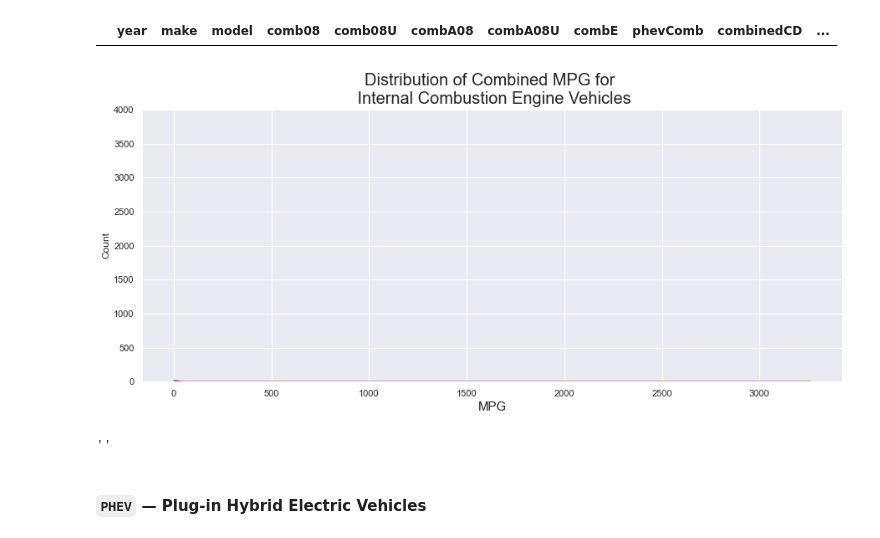
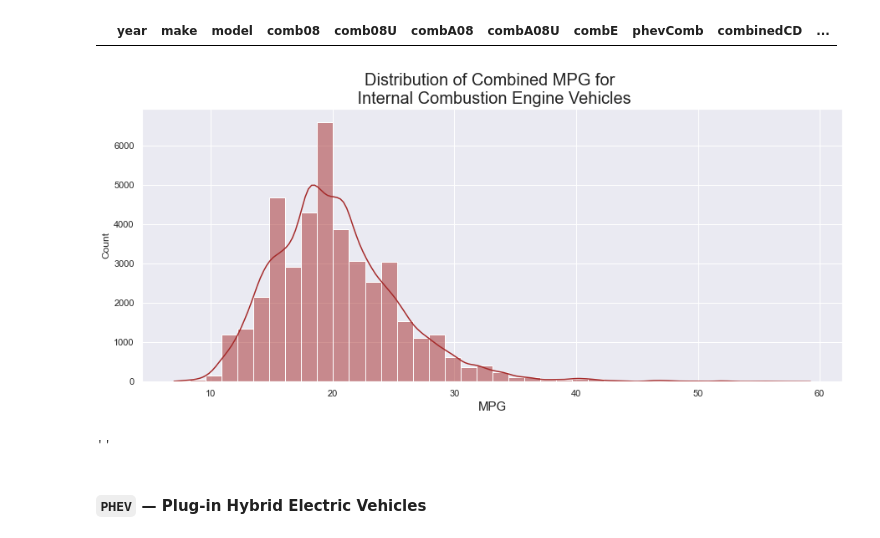
Before and after one commit to mike-flanagan/vehicle_fuel_economy_analysis_neuralnet, a Jupyter notebook: MPG_NN_Modeling_Notebook.ipynb, the cells around one changed output. Saved outputs shown, nothing was run; the diff lists cells and outputs as text; code cells hidden in the pictures.

Commit message:
add presentation pdf to /images and output vis from notebook for slides

```diff
--- a/MPG_NN_Modeling_Notebook.ipynb
+++ b/MPG_NN_Modeling_Notebook.ipynb
@@ -751,12 +841,12 @@ df[df.y > 500]
 # %%
 fig, ax = plt.subplots(figsize=(15,6))
 ax.set_title('Distribution of Combined MPG for \n Internal Combustion Engine Vehicles', size = 20)
-sns.histplot(x = df[df.ICE == 1].y.value_counts(), kde = True, color = 'plum')
+sns.histplot(x = df[df.ICE == 1].y, bins = 40, kde = True, color = 'brown')
 ax.set_xlabel('MPG', size=15)
 plt.show()
 ;
 # %% [output]
-[figure, old version]
+[figure, new version]
 ''
 # %% [markdown]
 #### `PHEV` — Plug-in Hybrid Electric Vehicles
```
Also changed, not shown: parts of 16 cells of this notebook, 5 other files.
